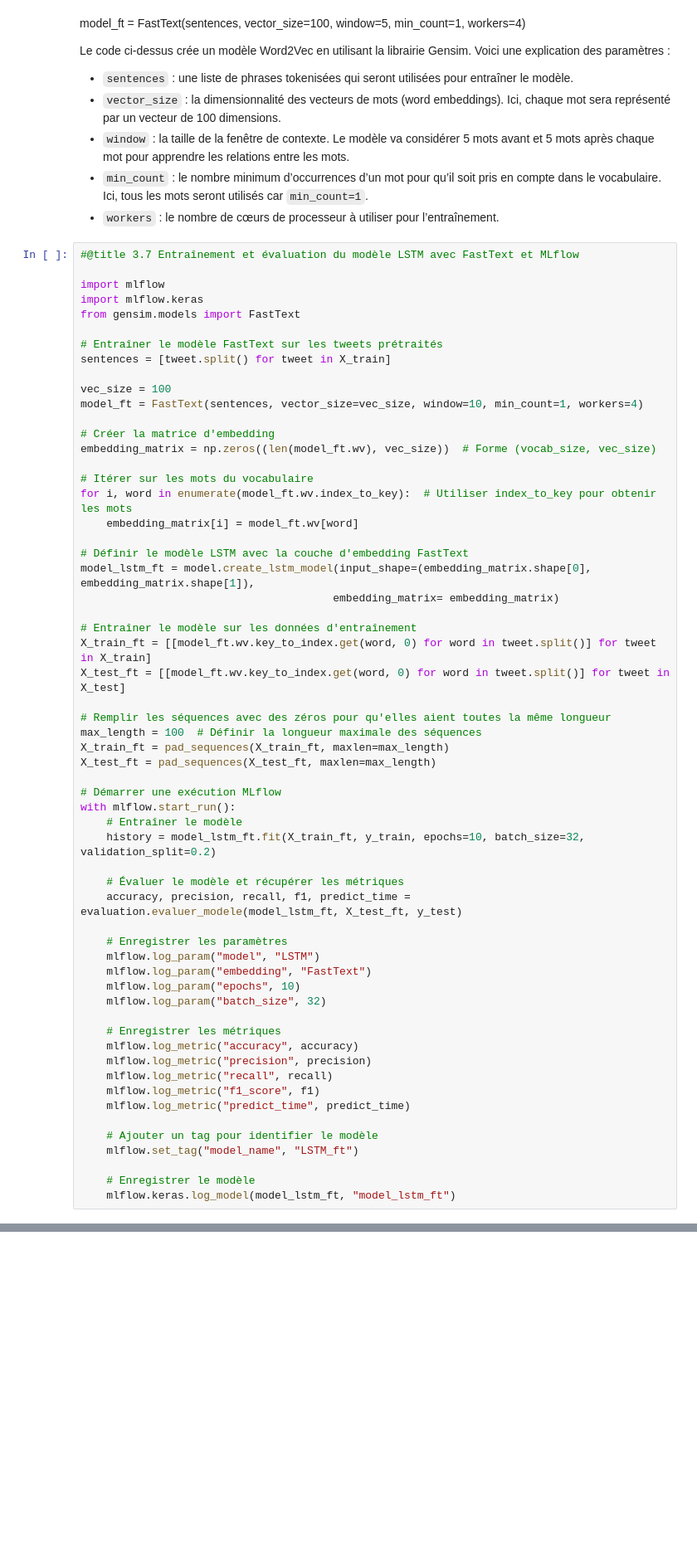
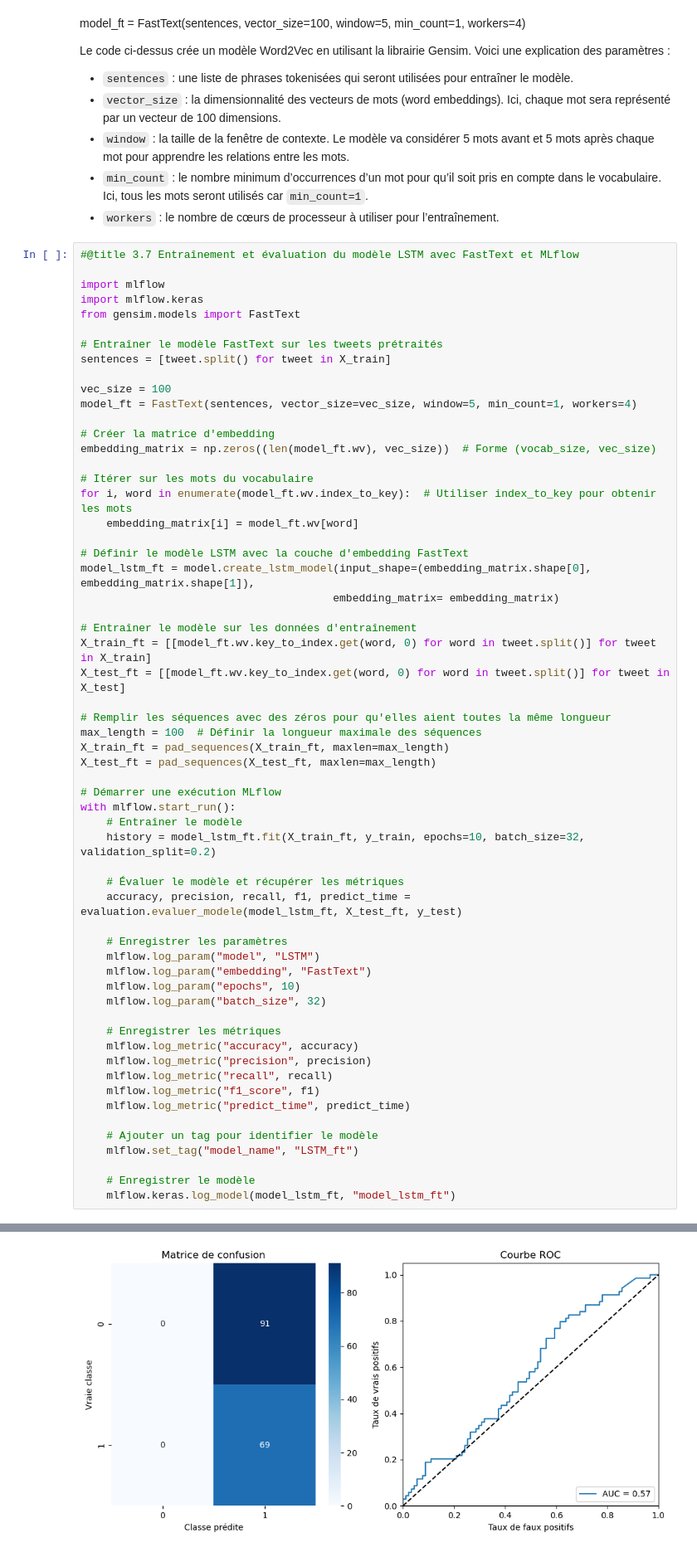
Before and after one commit to mehdimunim/OC7, a Jupyter notebook: notebooks/03_Mehdi_MUNIM_modelisation.ipynb, the cells around one changed output, grey strips where cells are left out. Shown: that part at 83% size. Cells and saved outputs as stored; diff of their text form; blank space fills up the shorter version.

```diff
--- a/notebooks/03_Mehdi_MUNIM_modelisation.ipynb
+++ b/notebooks/03_Mehdi_MUNIM_modelisation.ipynb
@@ -333,7 +379,7 @@ from gensim.models import FastText
 sentences = [tweet.split() for tweet in X_train]
 
 vec_size = 100
-model_ft = FastText(sentences, vector_size=vec_size, window=10, min_count=1, workers=4)
+model_ft = FastText(sentences, vector_size=vec_size, window=5, min_count=1, workers=4)
 
 # Créer la matrice d'embedding
 embedding_matrix = np.zeros((len(model_ft.wv), vec_size))  # Forme (vocab_size, vec_size)
@@ -381,3 +427,4 @@ with mlflow.start_run():
 
     # Enregistrer le modèle
     mlflow.keras.log_model(model_lstm_ft, "model_lstm_ft")
+# %% [output]
@@ -383,0 +448 @@ with mlflow.start_run():
+[figure, added]
```
Also changed, not shown: parts of 9 cells of this notebook, 20 other files.
